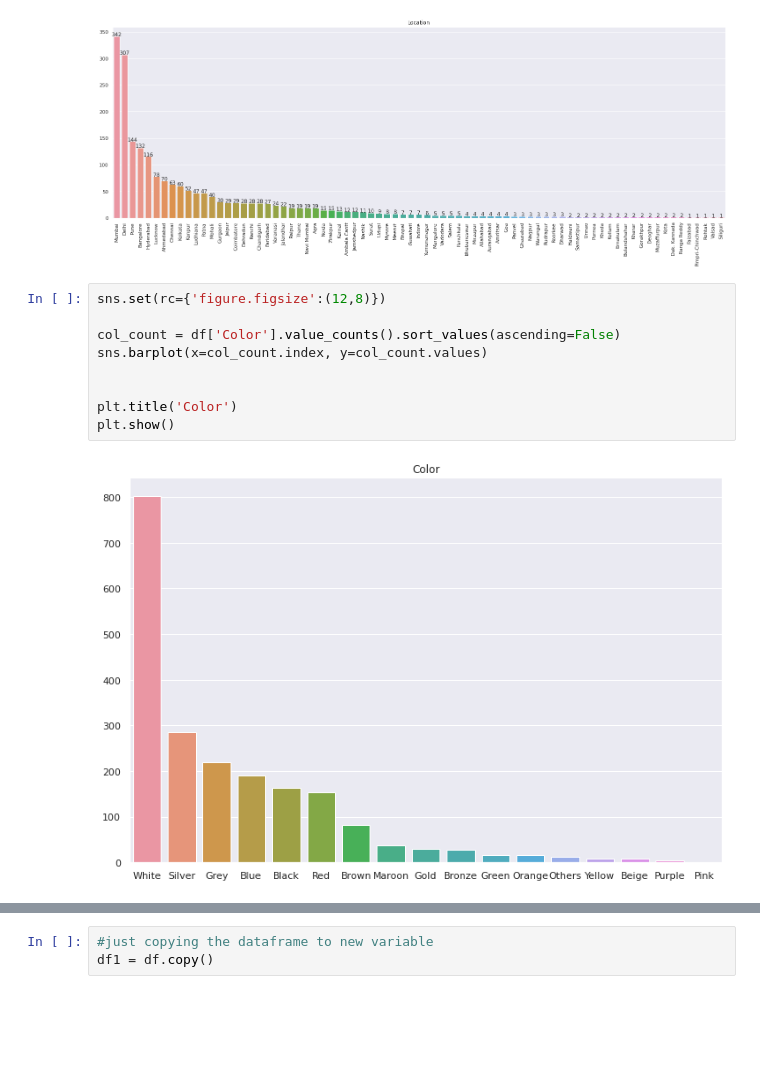
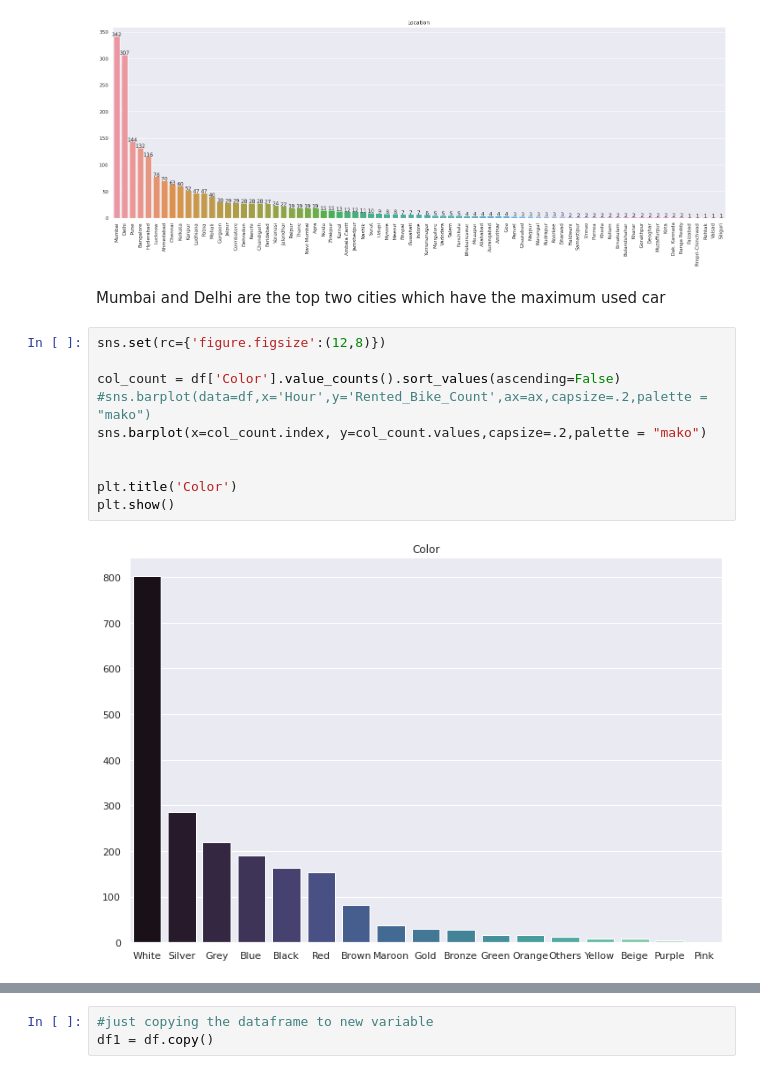
Before and after one commit to gauravmalakar08/Used_Car_Price_Predictor, a Jupyter notebook: Used_Car_Price_Predictor.ipynb, the cells around one changed output, grey strips where cells are left out. Drawn from its saved outputs; the diff is of its cells as text; blank space fills up the shorter version.

```diff
--- a/Used_Car_Price_Predictor.ipynb
+++ b/Used_Car_Price_Predictor.ipynb
@@ -212,14 +226,17 @@ plt.xticks(rotation=90)
 plt.show()
 # %% [output]
 [figure]
+# %% [markdown]
+Mumbai and Delhi are the top two cities which have the maximum used car
 # %%
 sns.set(rc={'figure.figsize':(12,8)})
 
 col_count = df['Color'].value_counts().sort_values(ascending=False)
-sns.barplot(x=col_count.index, y=col_count.values)
+#sns.barplot(data=df,x='Hour',y='Rented_Bike_Count',ax=ax,capsize=.2,palette = "mako")
+sns.barplot(x=col_count.index, y=col_count.values,capsize=.2,palette = "mako")
 
 
 plt.title('Color')
 plt.show()
 # %% [output]
-[figure, old version]
+[figure, new version]
```
Also changed, not shown: parts of 29 cells of this notebook.
